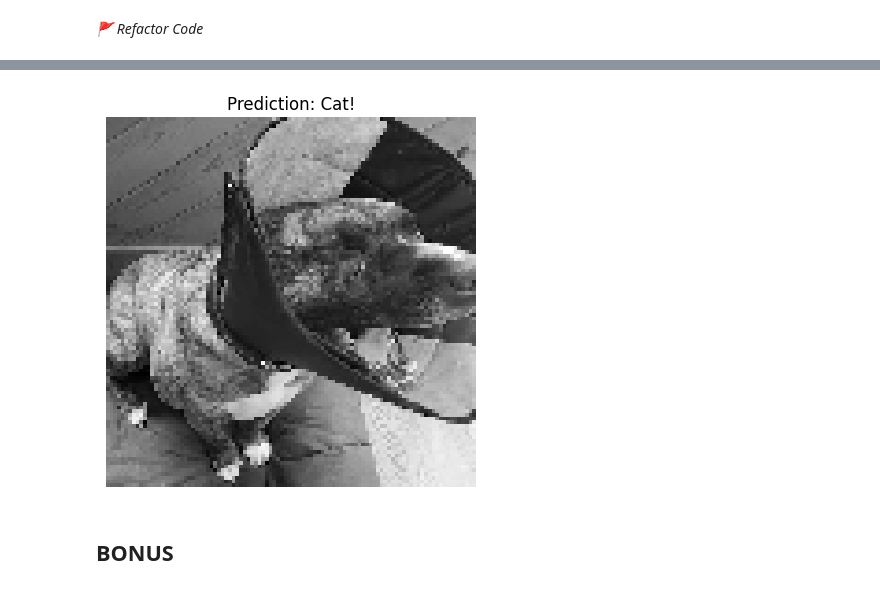
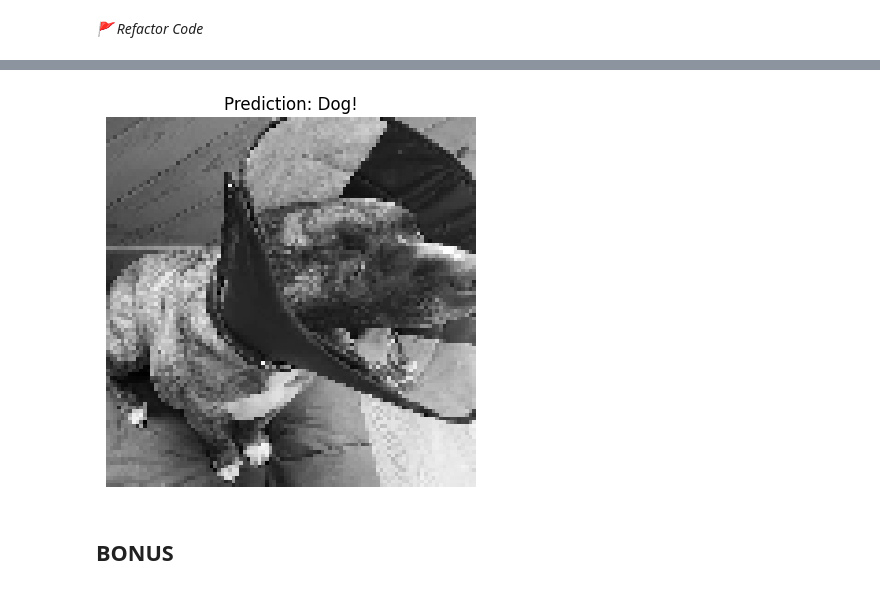
Before and after one commit to raven-in-space/data-science-cohort-20, a Jupyter notebook: Project-6/Image_Classification_with_Deep_Learning.ipynb, the cells around one changed output, grey strips where cells are left out. Saved outputs shown, nothing was run; the diff lists cells and outputs as text; code cells hidden in the pictures.

Commit message:
Correct prediction code on new image

```diff
--- a/Project-6/Image_Classification_with_Deep_Learning.ipynb
+++ b/Project-6/Image_Classification_with_Deep_Learning.ipynb
@@ -340,6 +340,6 @@ prediction = model.predict(dog_or_cat)
 
 plt.imshow(dog_or_cat.squeeze(), cmap='gray')
 plt.axis('off')
-plt.title(f"Prediction: {'Dog!' if prediction.argmax() == 1 else 'Cat!'}")
+plt.title(f"Prediction: {'Dog!' if prediction.argmax() == 0 else 'Cat!'}")
 plt.show()
 # %% [output]
@@ -347,4 +347,4 @@ plt.show()
-[figure, old version]
+[figure, new version]
 # %% [markdown]
 ## BONUS
 # %% [markdown]
```
Also changed, not shown: parts of 4 cells of this notebook.
